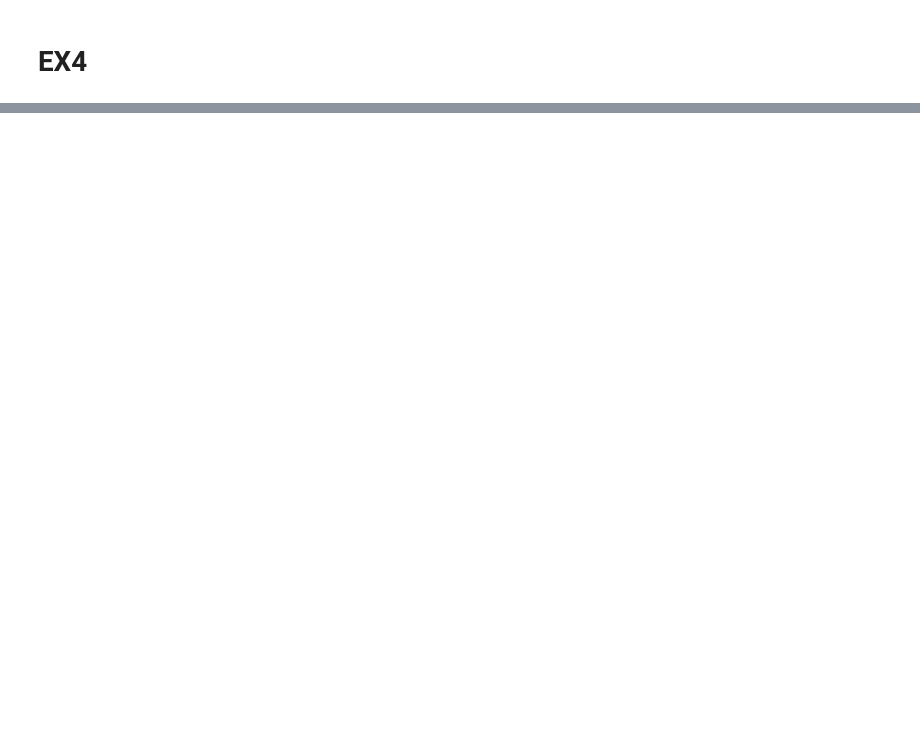
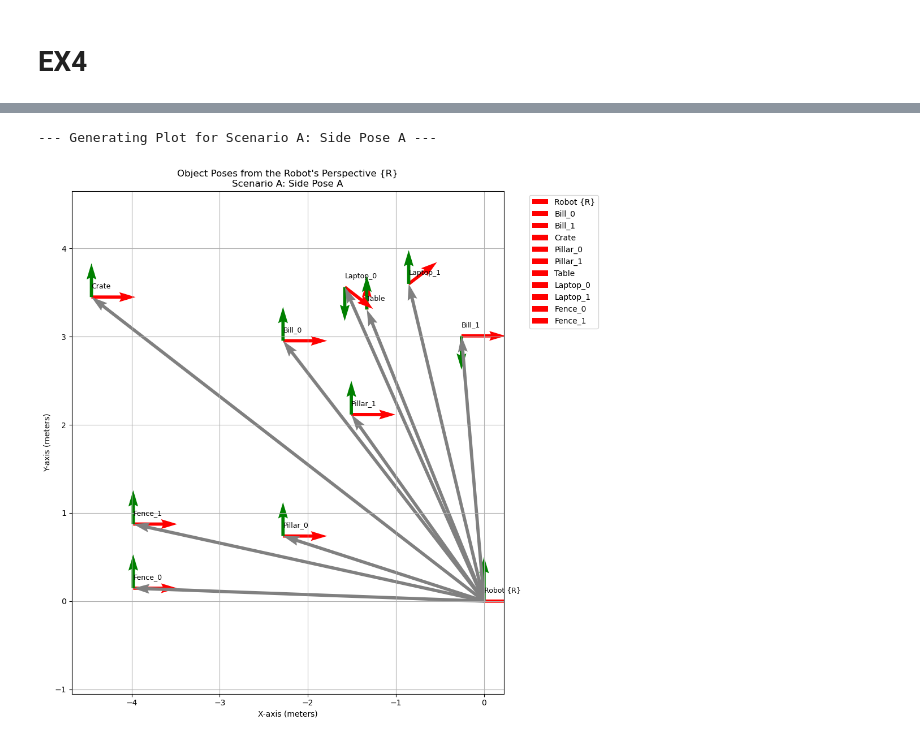
Before and after one commit to ARRETdaniel/25-2_robotica-movel, a Jupyter notebook: T1/TP1.ipynb, the cells around one changed output, grey strips where cells are left out. Cells and saved outputs as stored; diff of their text form; code cells hidden in the pictures; blank space fills up the shorter version.

```diff
--- a/T1/TP1.ipynb
+++ b/T1/TP1.ipynb
@@ -392,0 +278,6 @@ calculate_and_plot_relative_poses(connector, "Scenario C: Rear Pose (180° Rotat
+# %%
+print("--- Generating Plot for Scenario A: Side Pose A ---")
+calculate_and_plot_relative_poses(connector, object_handles, "Scenario A: Side Pose A")
+# %% [output]
+--- Generating Plot for Scenario A: Side Pose A ---
+[figure, added]
```
Also changed, not shown: parts of 10 cells of this notebook.
